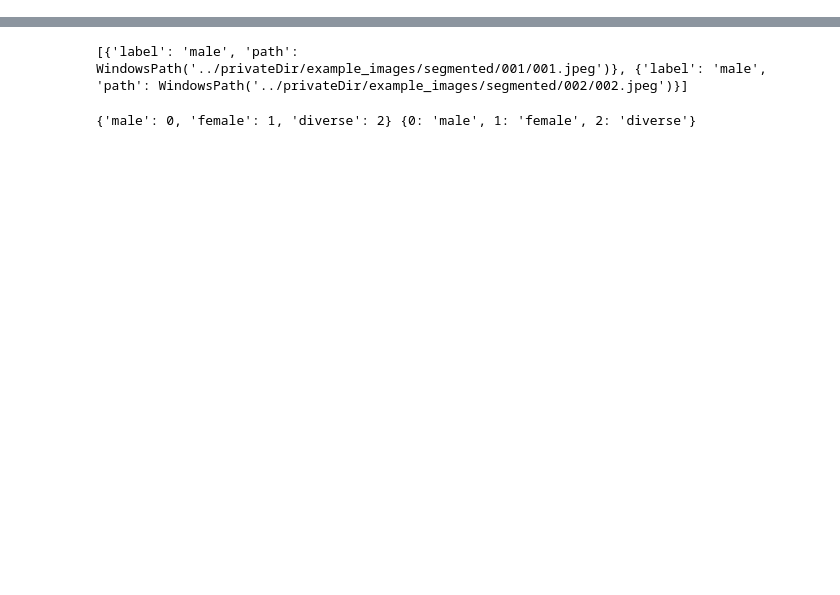
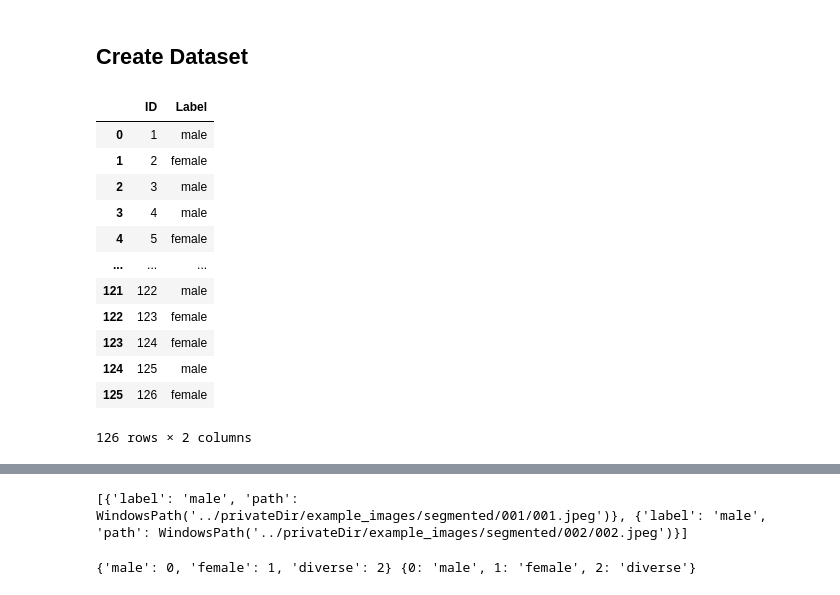
Before and after one commit to EmiliaBoehm/DeScribble, a Jupyter notebook: notebooks/Emilias_exercises.ipynb, the cells around one changed output, grey strips where cells are left out. Saved outputs shown, nothing was run; the diff lists cells and outputs as text; code cells hidden in the pictures; blank space fills up the shorter version.

```diff
--- a/notebooks/Emilias_exercises.ipynb
+++ b/notebooks/Emilias_exercises.ipynb
@@ -15,0 +18,20 @@ import pandas as pd
+# %% [markdown]
+## Create Dataset
+# %%
+"""Create Dataset: Load labels from csv file"""
+csv_input = pd.read_csv('..\privateDir\labels\labels.csv', sep = ';')
+csv_input
+# %% [output]
+|  | ID | Label |
+| 0 | 1 | male |
+| 1 | 2 | female |
+| 2 | 3 | male |
+| 3 | 4 | male |
+| 4 | 5 | female |
+| ... | ... | ... |
+| 121 | 122 | male |
+| 122 | 123 | female |
+| 123 | 124 | female |
+| 124 | 125 | male |
+| 125 | 126 | female |
+126 rows × 2 columns
```
Also changed, not shown: parts of 21 cells of this notebook.
